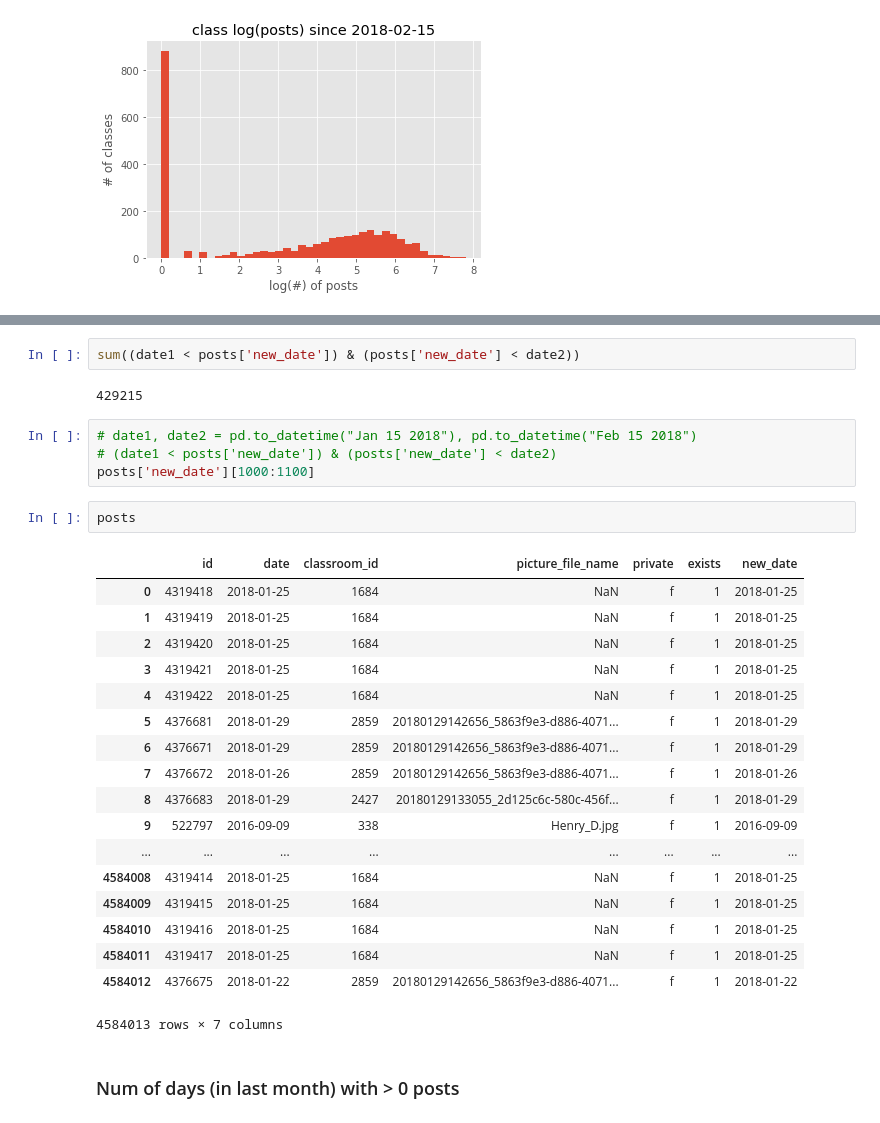
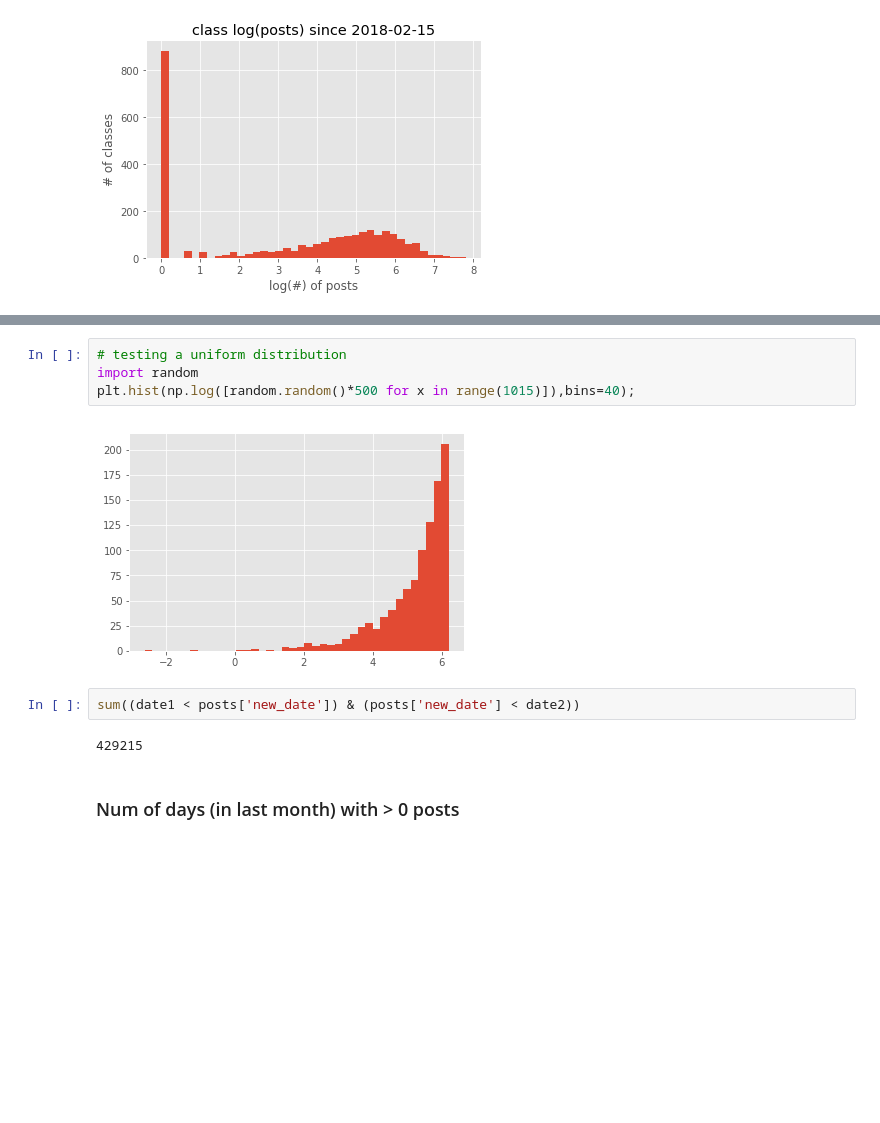
Before and after one commit to pgeurin/seniorskipday, a Jupyter notebook: src/eda.ipynb, the cells around one changed output, grey strips where cells are left out. Saved outputs shown, nothing was run; the diff lists cells and outputs as text; blank space fills up the shorter version.

```diff
--- a/src/eda.ipynb
+++ b/src/eda.ipynb
@@ -487,35 +462,16 @@ log_posts_between(posts, pd.to_datetime("FEB 15 2018"), pd.to_datetime("March 15
 [figure]
 348676
 [figure]
+# %%
+# testing a uniform distribution
+import random
+plt.hist(np.log([random.random()*500 for x in range(1015)]),bins=40);
+# %% [output]
+[figure, added]
 # %%
 sum((date1 < posts['new_date']) & (posts['new_date'] < date2))
 # %% [output]
 429215
-# %%
-# date1, date2 = pd.to_datetime("Jan 15 2018"), pd.to_datetime("Feb 15 2018")
-# (date1 < posts['new_date']) & (posts['new_date'] < date2)
-posts['new_date'][1000:1100]
-# %%
-posts
-# %% [output]
-|  | id | date | classroom_id | picture_file_name | private | exists | new_date |
-| 0 | 4319418 | 2018-01-25 | 1684 | NaN | f | 1 | 2018-01-25 |
-| 1 | 4319419 | 2018-01-25 | 1684 | NaN | f | 1 | 2018-01-25 |
-| 2 | 4319420 | 2018-01-25 | 1684 | NaN | f | 1 | 2018-01-25 |
-| 3 | 4319421 | 2018-01-25 | 1684 | NaN | f | 1 | 2018-01-25 |
-| 4 | 4319422 | 2018-01-25 | 1684 | NaN | f | 1 | 2018-01-25 |
-| 5 | 4376681 | 2018-01-29 | 2859 | 20180129142656_5863f9e3-d886-4071... | f | 1 | 2018-01-29 |
-| 6 | 4376671 | 2018-01-29 | 2859 | 20180129142656_5863f9e3-d886-4071... | f | 1 | 2018-01-29 |
-| 7 | 4376672 | 2018-01-26 | 2859 | 20180129142656_5863f9e3-d886-4071... | f | 1 | 2018-01-26 |
-| 8 | 4376683 | 2018-01-29 | 2427 | 20180129133055_2d125c6c-580c-456f... | f | 1 | 2018-01-29 |
-| 9 | 522797 | 2016-09-09 | 338 | Henry_D.jpg | f | 1 | 2016-09-09 |
-| ... | ... | ... | ... | ... | ... | ... | ... |
-| 4584008 | 4319414 | 2018-01-25 | 1684 | NaN | f | 1 | 2018-01-25 |
-| 4584009 | 4319415 | 2018-01-25 | 1684 | NaN | f | 1 | 2018-01-25 |
-| 4584010 | 4319416 | 2018-01-25 | 1684 | NaN | f | 1 | 2018-01-25 |
-| 4584011 | 4319417 | 2018-01-25 | 1684 | NaN | f | 1 | 2018-01-25 |
-| 4584012 | 4376675 | 2018-01-22 | 2859 | 20180129142656_5863f9e3-d886-4071... | f | 1 | 2018-01-22 |
-4584013 rows × 7 columns
 # %% [markdown]
 ### Num of days (in last month) with > 0 posts
 # %%
```
Also changed, not shown: parts of 10 cells of this notebook.
